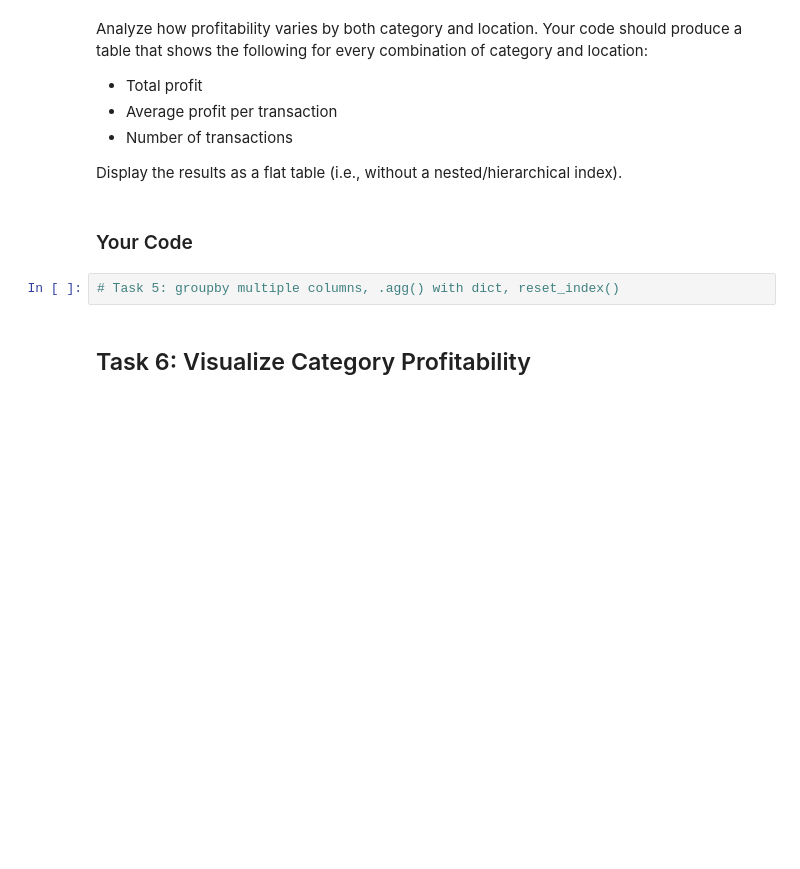
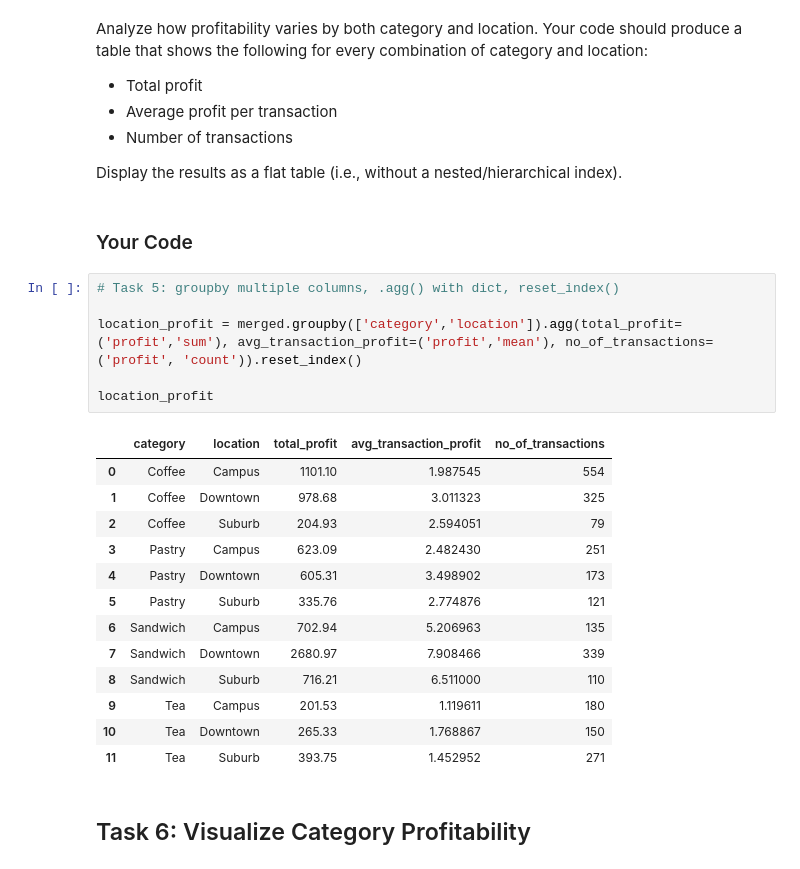
Before and after one commit to maramshqair-AU/py4eda-work, a Jupyter notebook: test2b/test_2b.ipynb, the cells around one changed output. Drawn from its saved outputs; the diff is of its cells as text; blank space fills up the shorter version.

```diff
--- a/test2b/test_2b.ipynb
+++ b/test2b/test_2b.ipynb
@@ -254,6 +254,24 @@ Display the results as a flat table (i.e., without a nested/hierarchical index).
 ### Your Code
 # %%
 # Task 5: groupby multiple columns, .agg() with dict, reset_index()
+
+location_profit = merged.groupby(['category','location']).agg(total_profit=('profit','sum'), avg_transaction_profit=('profit','mean'), no_of_transactions=('profit', 'count')).reset_index()
+
+location_profit
+# %% [output]
+|  | category | location | total_profit | avg_transaction_profit | no_of_transactions |
+| 0 | Coffee | Campus | 1101.10 | 1.987545 | 554 |
+| 1 | Coffee | Downtown | 978.68 | 3.011323 | 325 |
+| 2 | Coffee | Suburb | 204.93 | 2.594051 | 79 |
+| 3 | Pastry | Campus | 623.09 | 2.482430 | 251 |
+| 4 | Pastry | Downtown | 605.31 | 3.498902 | 173 |
+| 5 | Pastry | Suburb | 335.76 | 2.774876 | 121 |
+| 6 | Sandwich | Campus | 702.94 | 5.206963 | 135 |
+| 7 | Sandwich | Downtown | 2680.97 | 7.908466 | 339 |
+| 8 | Sandwich | Suburb | 716.21 | 6.511000 | 110 |
+| 9 | Tea | Campus | 201.53 | 1.119611 | 180 |
+| 10 | Tea | Downtown | 265.33 | 1.768867 | 150 |
+| 11 | Tea | Suburb | 393.75 | 1.452952 | 271 |
 # %% [markdown]
 ## Task 6: Visualize Category Profitability
 # %% [markdown]
```
Also changed, not shown: parts of 1 cell of this notebook.
